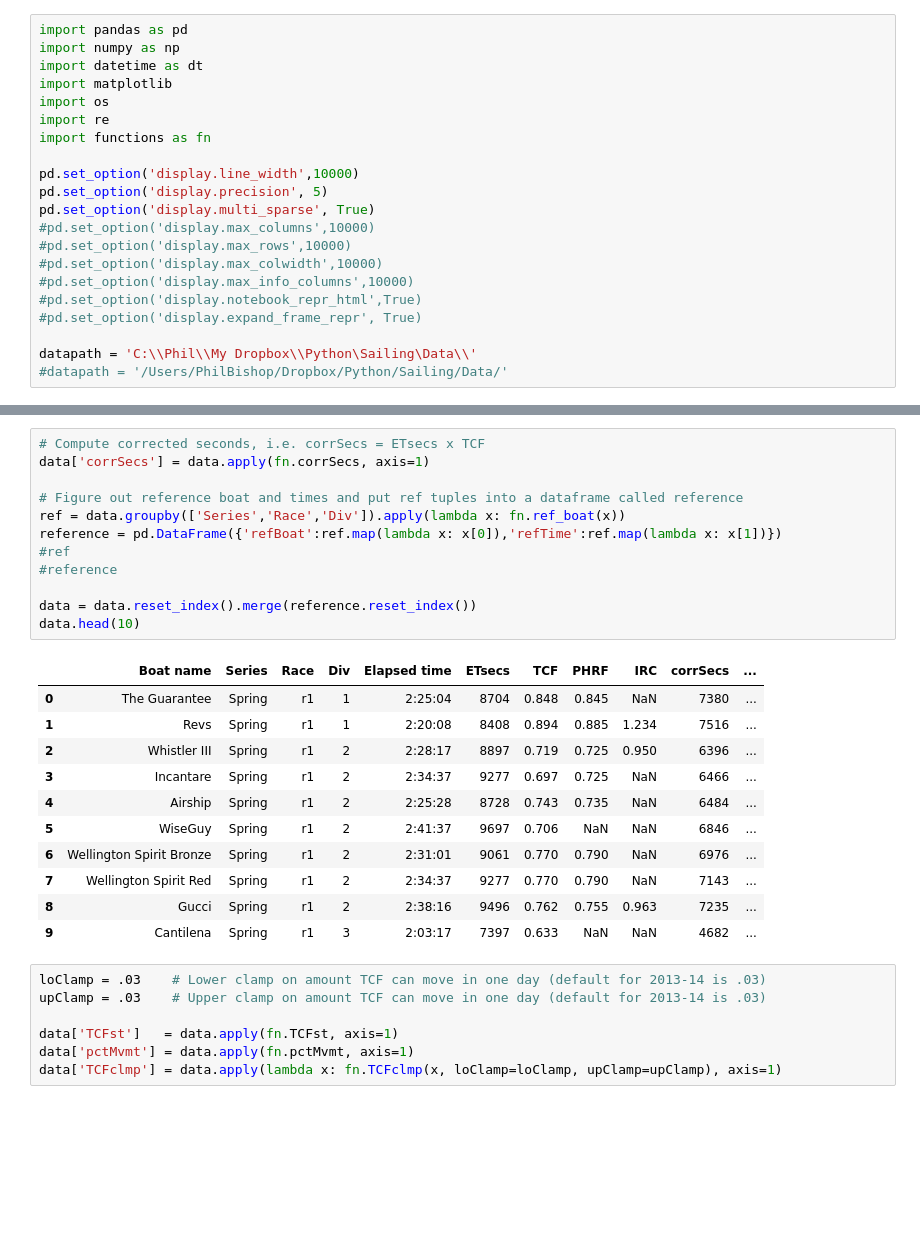
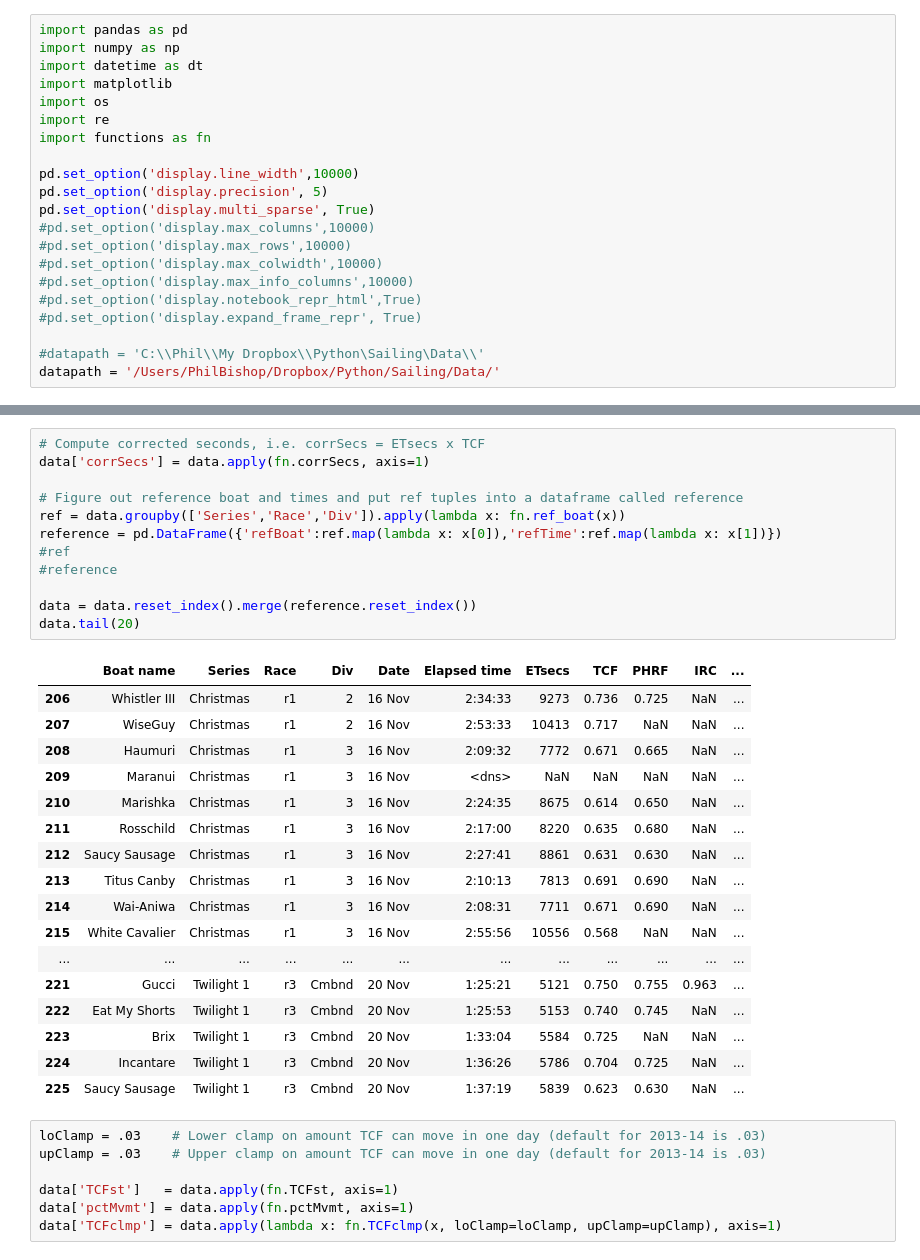
Before and after one commit to drphilbishop/RPNYC_race_analysis, a Jupyter notebook: testAnalysis2.ipynb, the cells around one changed output, grey strips where cells are left out. Drawn from its saved outputs; the diff is of its cells as text; blank space fills up the shorter version.

```diff
--- a/testAnalysis2.ipynb
+++ b/testAnalysis2.ipynb
@@ -17,6 +17,6 @@ pd.set_option('display.multi_sparse', True)
 #pd.set_option('display.notebook_repr_html',True)
 #pd.set_option('display.expand_frame_repr', True)
 
-datapath = 'C:\\Phil\\My Dropbox\\Python\Sailing\Data\\'
-#datapath = '/Users/PhilBishop/Dropbox/Python/Sailing/Data/'
+#datapath = 'C:\\Phil\\My Dropbox\\Python\Sailing\Data\\'
+datapath = '/Users/PhilBishop/Dropbox/Python/Sailing/Data/'
 # %%
@@ -35,27 +45,33 @@ data.head(5)
 # %%
 # Compute corrected seconds, i.e. corrSecs = ETsecs x TCF
 data['corrSecs'] = data.apply(fn.corrSecs, axis=1)
 
 # Figure out reference boat and times and put ref tuples into a dataframe called reference
 ref = data.groupby(['Series','Race','Div']).apply(lambda x: fn.ref_boat(x))
 reference = pd.DataFrame({'refBoat':ref.map(lambda x: x[0]),'refTime':ref.map(lambda x: x[1])})
 #ref
 #reference
 
 data = data.reset_index().merge(reference.reset_index())
-data.head(10)
+data.tail(20)
 # %% [output]
-|  | Boat name | Series | Race | Div | Elapsed time | ETsecs | TCF | PHRF | IRC | corrSecs | ... |
-| 0 | The Guarantee | Spring | r1 | 1 | 2:25:04 | 8704 | 0.848 | 0.845 | NaN | 7380 | ... |
-| 1 | Revs | Spring | r1 | 1 | 2:20:08 | 8408 | 0.894 | 0.885 | 1.234 | 7516 | ... |
-| 2 | Whistler III | Spring | r1 | 2 | 2:28:17 | 8897 | 0.719 | 0.725 | 0.950 | 6396 | ... |
-| 3 | Incantare | Spring | r1 | 2 | 2:34:37 | 9277 | 0.697 | 0.725 | NaN | 6466 | ... |
-| 4 | Airship | Spring | r1 | 2 | 2:25:28 | 8728 | 0.743 | 0.735 | NaN | 6484 | ... |
-| 5 | WiseGuy | Spring | r1 | 2 | 2:41:37 | 9697 | 0.706 | NaN | NaN | 6846 | ... |
-| 6 | Wellington Spirit Bronze | Spring | r1 | 2 | 2:31:01 | 9061 | 0.770 | 0.790 | NaN | 6976 | ... |
-| 7 | Wellington Spirit Red | Spring | r1 | 2 | 2:34:37 | 9277 | 0.770 | 0.790 | NaN | 7143 | ... |
-| 8 | Gucci | Spring | r1 | 2 | 2:38:16 | 9496 | 0.762 | 0.755 | 0.963 | 7235 | ... |
-| 9 | Cantilena | Spring | r1 | 3 | 2:03:17 | 7397 | 0.633 | NaN | NaN | 4682 | ... |
+|  | Boat name | Series | Race | Div | Date | Elapsed time | ETsecs | TCF | PHRF | IRC | ... |
+| 206 | Whistler III | Christmas | r1 | 2 | 16 Nov | 2:34:33 | 9273 | 0.736 | 0.725 | NaN | ... |
+| 207 | WiseGuy | Christmas | r1 | 2 | 16 Nov | 2:53:33 | 10413 | 0.717 | NaN | NaN | ... |
+| 208 | Haumuri | Christmas | r1 | 3 | 16 Nov | 2:09:32 | 7772 | 0.671 | 0.665 | NaN | ... |
+| 209 | Maranui | Christmas | r1 | 3 | 16 Nov | <dns> | NaN | NaN | NaN | NaN | ... |
+| 210 | Marishka | Christmas | r1 | 3 | 16 Nov | 2:24:35 | 8675 | 0.614 | 0.650 | NaN | ... |
+| 211 | Rosschild | Christmas | r1 | 3 | 16 Nov | 2:17:00 | 8220 | 0.635 | 0.680 | NaN | ... |
+| 212 | Saucy Sausage | Christmas | r1 | 3 | 16 Nov | 2:27:41 | 8861 | 0.631 | 0.630 | NaN | ... |
+| 213 | Titus Canby | Christmas | r1 | 3 | 16 Nov | 2:10:13 | 7813 | 0.691 | 0.690 | NaN | ... |
+| 214 | Wai-Aniwa | Christmas | r1 | 3 | 16 Nov | 2:08:31 | 7711 | 0.671 | 0.690 | NaN | ... |
+| 215 | White Cavalier | Christmas | r1 | 3 | 16 Nov | 2:55:56 | 10556 | 0.568 | NaN | NaN | ... |
+| ... | ... | ... | ... | ... | ... | ... | ... | ... | ... | ... | ... |
+| 221 | Gucci | Twilight 1 | r3 | Cmbnd | 20 Nov | 1:25:21 | 5121 | 0.750 | 0.755 | 0.963 | ... |
+| 222 | Eat My Shorts | Twilight 1 | r3 | Cmbnd | 20 Nov | 1:25:53 | 5153 | 0.740 | 0.745 | NaN | ... |
+| 223 | Brix | Twilight 1 | r3 | Cmbnd | 20 Nov | 1:33:04 | 5584 | 0.725 | NaN | NaN | ... |
+| 224 | Incantare | Twilight 1 | r3 | Cmbnd | 20 Nov | 1:36:26 | 5786 | 0.704 | 0.725 | NaN | ... |
+| 225 | Saucy Sausage | Twilight 1 | r3 | Cmbnd | 20 Nov | 1:37:19 | 5839 | 0.623 | 0.630 | NaN | ... |
 # %%
 loClamp = .03    # Lower clamp on amount TCF can move in one day (default for 2013-14 is .03)
 upClamp = .03    # Upper clamp on amount TCF can move in one day (default for 2013-14 is .03)
```
Also changed, not shown: parts of 5 cells of this notebook, 4 other files.
